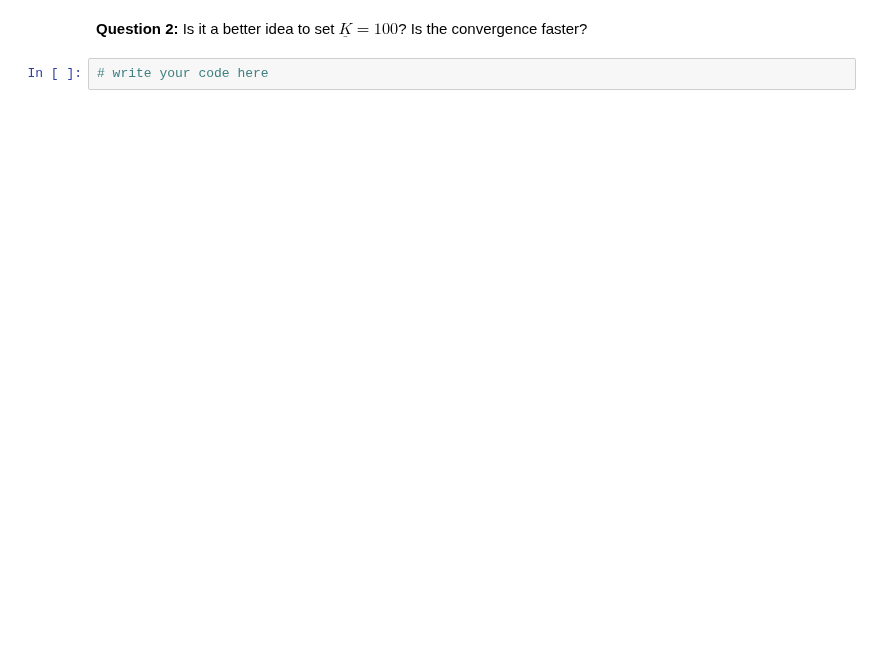
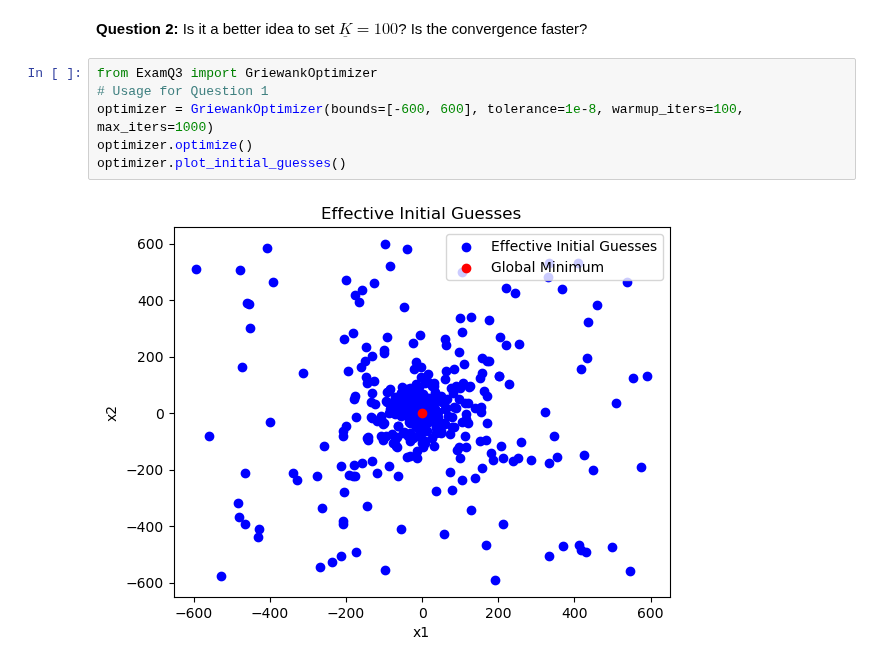
Before and after one commit to NumEconCopenhagen/projects-2023-frederikke-x2-og-sofie, a Jupyter notebook: Exam/Exam-2023-notebook.ipynb, the cells around one changed output. Cells and saved outputs as stored; diff of their text form; blank space fills up the shorter version.

```diff
--- a/Exam/Exam-2023-notebook.ipynb
+++ b/Exam/Exam-2023-notebook.ipynb
@@ -390,4 +392,10 @@ optimizer.plot_initial_guesses()
 # %% [markdown]
 **Question 2:** Is it a better idea to set $\underline{K} = 100$? Is the convergence faster?
-# %%
-# write your code here
+# %%
+from ExamQ3 import GriewankOptimizer
+# Usage for Question 1
+optimizer = GriewankOptimizer(bounds=[-600, 600], tolerance=1e-8, warmup_iters=100, max_iters=1000)
+optimizer.optimize()
+optimizer.plot_initial_guesses()
+# %% [output]
+[figure, added]
```
Also changed, not shown: parts of 1 cell of this notebook.
